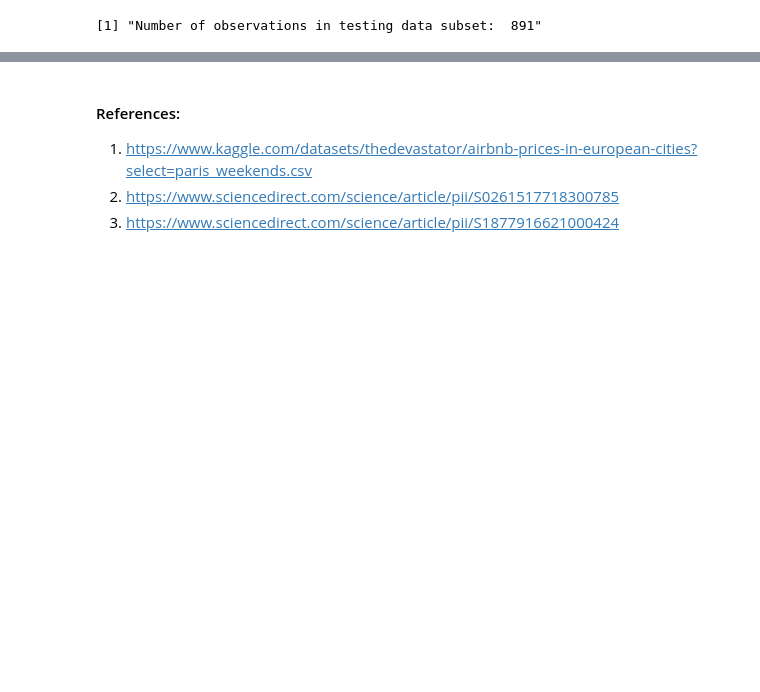
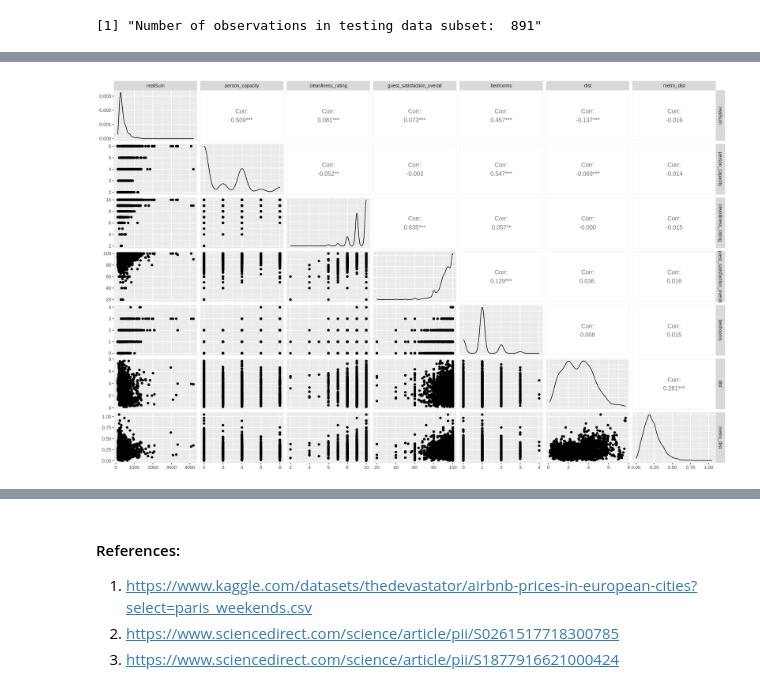
Before and after one commit to kairavv/dsci-100-2022w2-group-17, a Jupyter notebook: project_proposal.ipynb, the cells around one changed output, grey strips where cells are left out. Cells and saved outputs as stored; diff of their text form; code cells hidden in the pictures; blank space fills up the shorter version.

```diff
--- a/project_proposal.ipynb
+++ b/project_proposal.ipynb
@@ -322,0 +253,7 @@ These impacts lead to two questions: 1. This impact allows us to question what b
+# %%
+options(repr.plot.width = 16, repr.plot.height = 10)
+paris_train |>
+  select(-realSumRange) |>
+  ggpairs()
+# %% [output]
+[figure, added]
```
Also changed, not shown: parts of 30 cells of this notebook.
